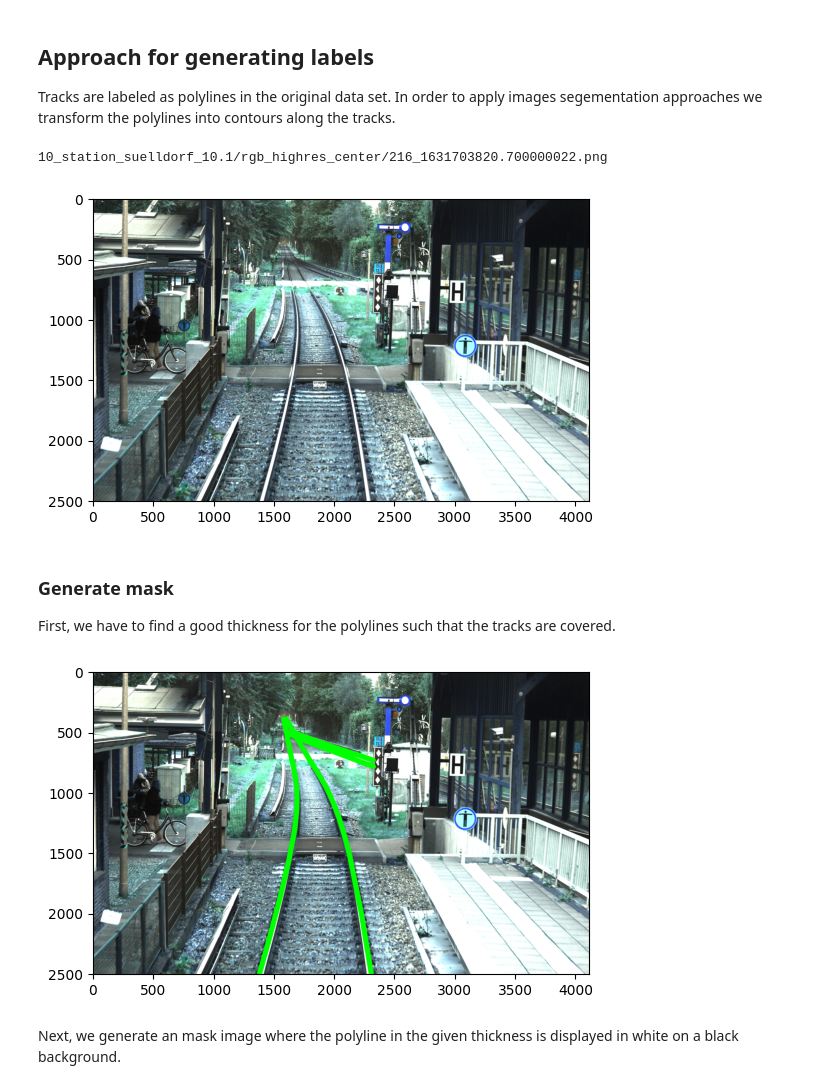
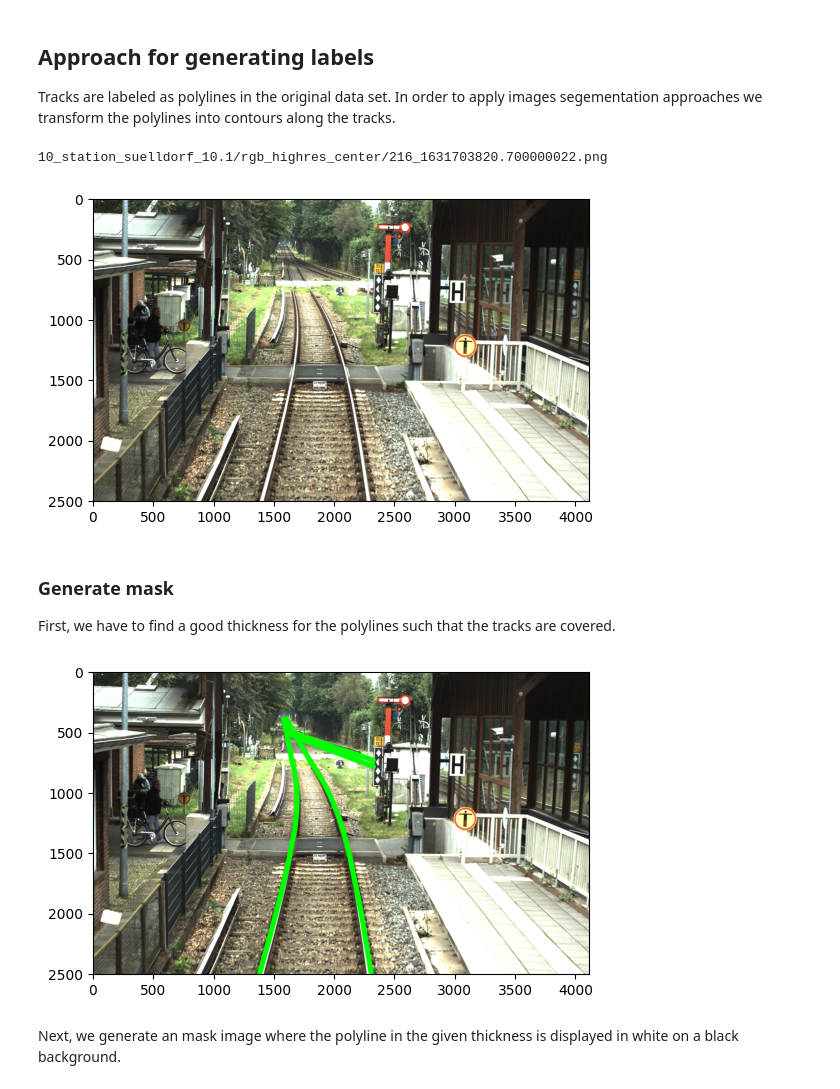
Before and after one commit to clewfirstspockonehanded/rail_detection_preparation, a Jupyter notebook: 02_data_split.ipynb, the cells around one changed output. Drawn from its saved outputs; the diff is of its cells as text; code cells hidden in the pictures.

```diff
--- a/02_data_split.ipynb
+++ b/02_data_split.ipynb
@@ -163,12 +163,13 @@ Tracks are labeled as polylines in the original data set. In order to apply imag
 # %%
 # pick a random image
 df_test = df_split[df_split["path"] == df_split["path"].values[10]]
 print(df_test["path"].iloc[0])
 img = cv2.imread(f"./orig_data/DB/{df_test['path'].iloc[0]}")
+img = cv2.cvtColor(img, cv2.COLOR_BGR2RGB)
 _ = plt.imshow(img)
 # %% [output]
 10_station_suelldorf_10.1/rgb_highres_center/216_1631703820.700000022.png
-[figure, old version]
+[figure, new version]
 # %% [markdown]
 ### Generate mask
 
@@ -186,7 +187,7 @@ for idx, row in df_test.iterrows():
     )
 _ = plt.imshow(img_temp)
 # %% [output]
-[figure, old version]
+[figure, new version]
 # %% [markdown]
 Next, we generate an mask image where the polyline in the given thickness is displayed in white on a black background.
 # %%
```
Also changed, not shown: parts of 1 cell of this notebook, 5 other files.
